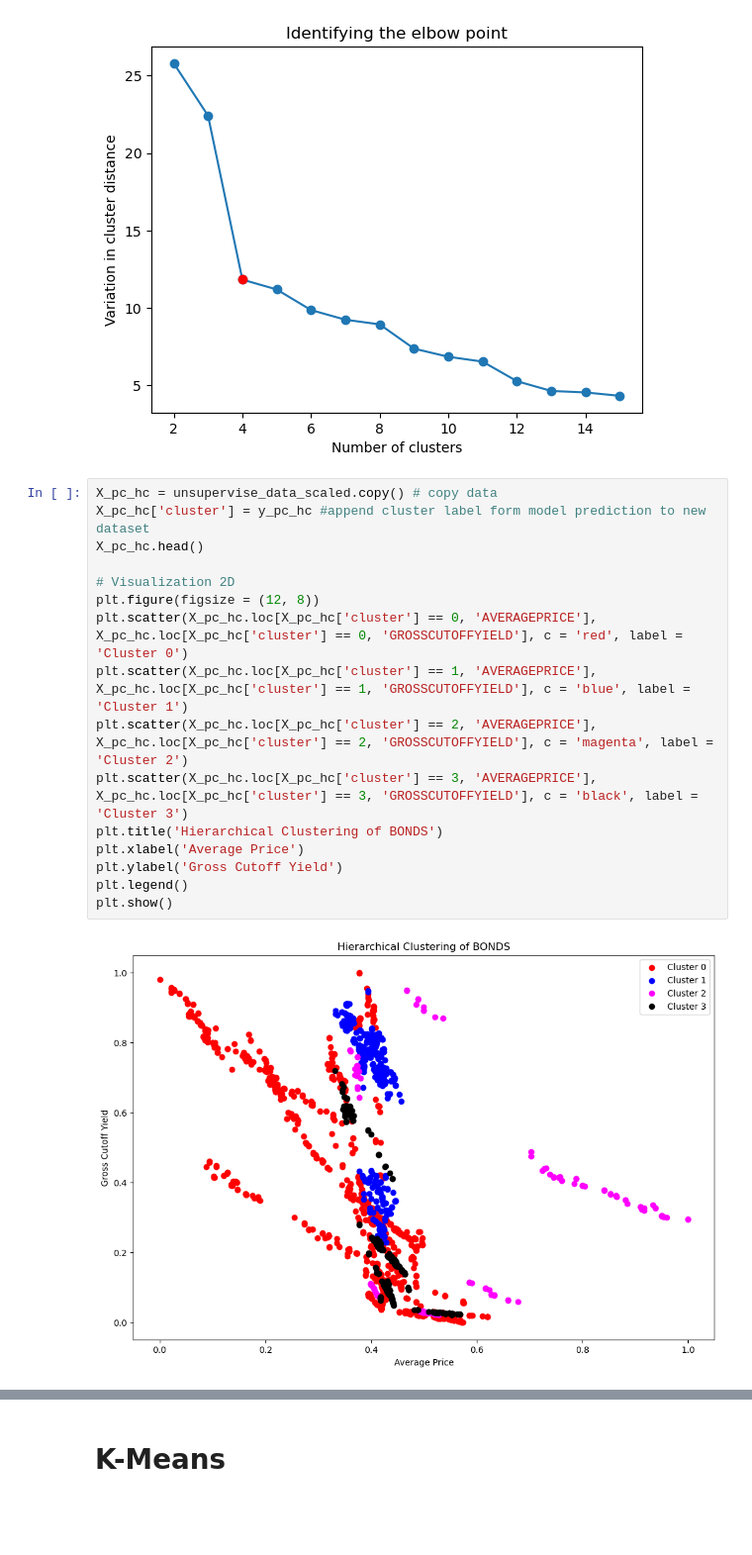
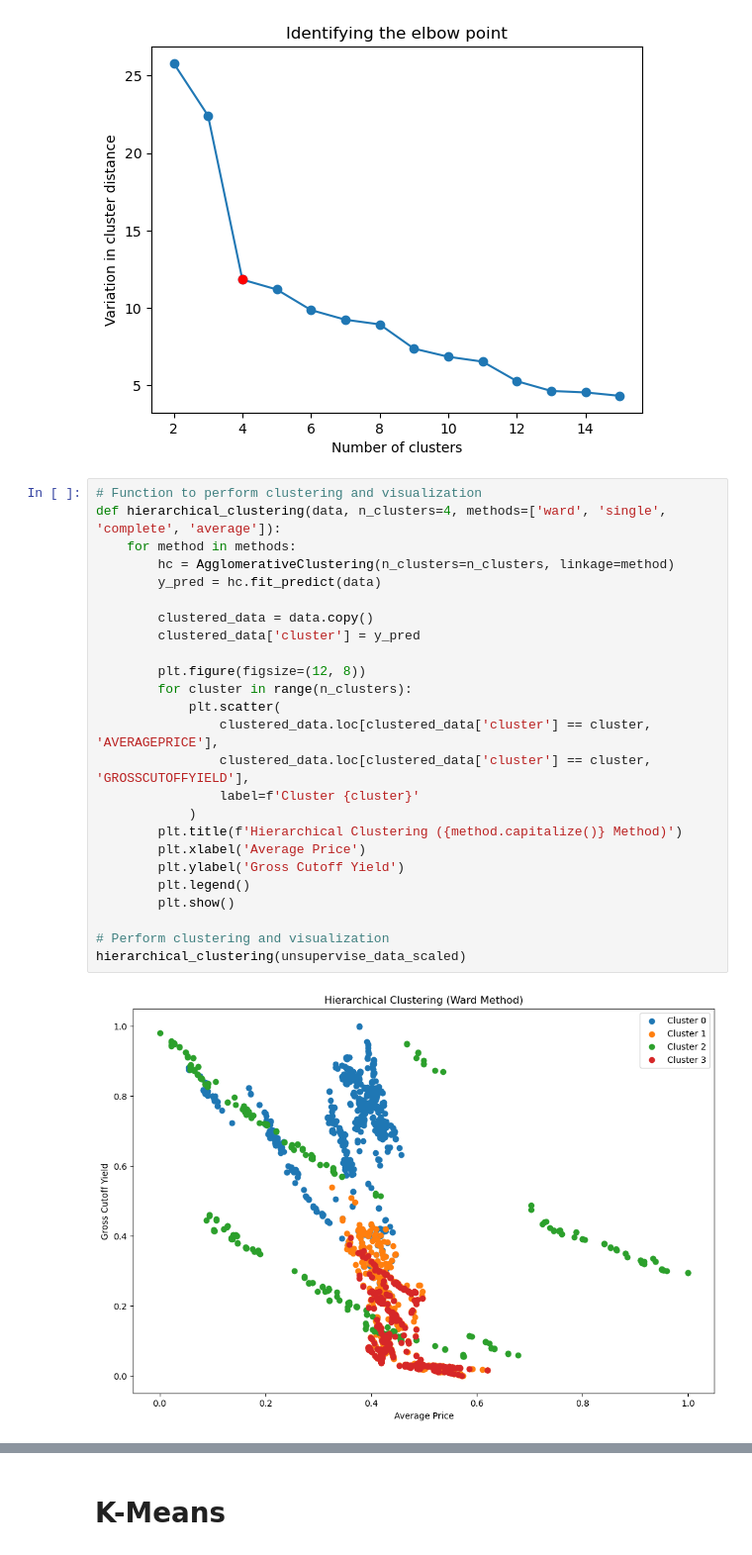
Before and after one commit to DorNatan/data-mining-project-2025, a Jupyter notebook: Data Mining Supervised & Unsupervised 2025.ipynb, the cells around one changed output, grey strips where cells are left out. Shown at 99% size. Drawn from its saved outputs; the diff is of its cells as text; blank space fills up the shorter version.

Commit message:
Added Supervised models analysis 2025 notebook update

```diff
--- a/Data Mining Supervised & Unsupervised 2025.ipynb
+++ b/Data Mining Supervised & Unsupervised 2025.ipynb
@@ -710,21 +710,30 @@ plt.ylabel('Variation in cluster distance')
 # %% [output]
 Text(0, 0.5, 'Variation in cluster distance')
 [figure]
-# %%
-X_pc_hc = unsupervise_data_scaled.copy() # copy data
-X_pc_hc['cluster'] = y_pc_hc #append cluster label form model prediction to new dataset
-X_pc_hc.head()
-
-# Visualization 2D
-plt.figure(figsize = (12, 8))
-plt.scatter(X_pc_hc.loc[X_pc_hc['cluster'] == 0, 'AVERAGEPRICE'], X_pc_hc.loc[X_pc_hc['cluster'] == 0, 'GROSSCUTOFFYIELD'], c = 'red', label = 'Cluster 0')
-plt.scatter(X_pc_hc.loc[X_pc_hc['cluster'] == 1, 'AVERAGEPRICE'], X_pc_hc.loc[X_pc_hc['cluster'] == 1, 'GROSSCUTOFFYIELD'], c = 'blue', label = 'Cluster 1')
-plt.scatter(X_pc_hc.loc[X_pc_hc['cluster'] == 2, 'AVERAGEPRICE'], X_pc_hc.loc[X_pc_hc['cluster'] == 2, 'GROSSCUTOFFYIELD'], c = 'magenta', label = 'Cluster 2')
-plt.scatter(X_pc_hc.loc[X_pc_hc['cluster'] == 3, 'AVERAGEPRICE'], X_pc_hc.loc[X_pc_hc['cluster'] == 3, 'GROSSCUTOFFYIELD'], c = 'black', label = 'Cluster 3')
-plt.title('Hierarchical Clustering of BONDS')
-plt.xlabel('Average Price')
-plt.ylabel('Gross Cutoff Yield')
-plt.legend()
-plt.show()
-# %% [output]
-[figure, removed]
+# %%
+# Function to perform clustering and visualization
+def hierarchical_clustering(data, n_clusters=4, methods=['ward', 'single', 'complete', 'average']):
+    for method in methods:
+        hc = AgglomerativeClustering(n_clusters=n_clusters, linkage=method)
+        y_pred = hc.fit_predict(data)
+
+        clustered_data = data.copy()
+        clustered_data['cluster'] = y_pred
+
+        plt.figure(figsize=(12, 8))
+        for cluster in range(n_clusters):
+            plt.scatter(
+                clustered_data.loc[clustered_data['cluster'] == cluster, 'AVERAGEPRICE'],
+                clustered_data.loc[clustered_data['cluster'] == cluster, 'GROSSCUTOFFYIELD'],
+                label=f'Cluster {cluster}'
+            )
+        plt.title(f'Hierarchical Clustering ({method.capitalize()} Method)')
+        plt.xlabel('Average Price')
+        plt.ylabel('Gross Cutoff Yield')
+        plt.legend()
+        plt.show()
+
+# Perform clustering and visualization
+hierarchical_clustering(unsupervise_data_scaled)
+# %% [output]
+[figure, added]
```
Also changed, not shown: parts of 5 cells of this notebook.
